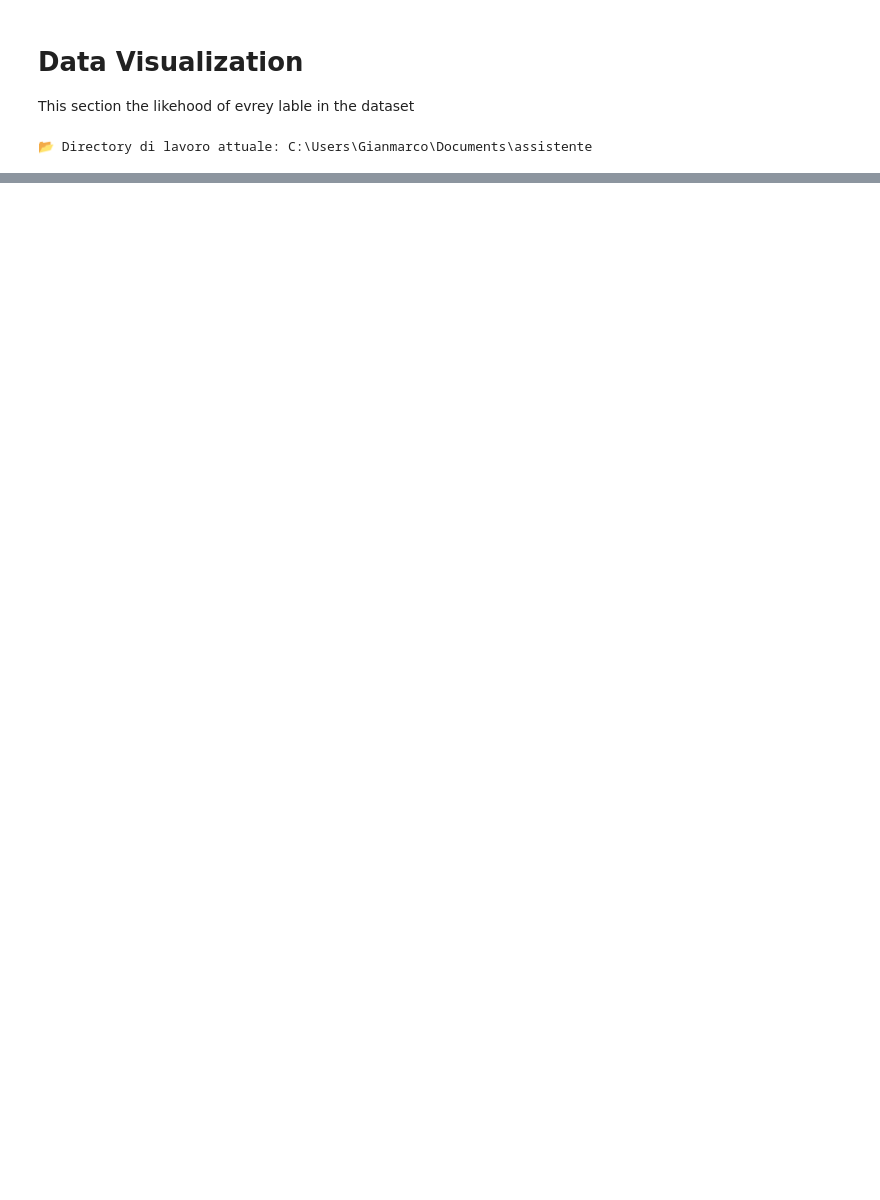
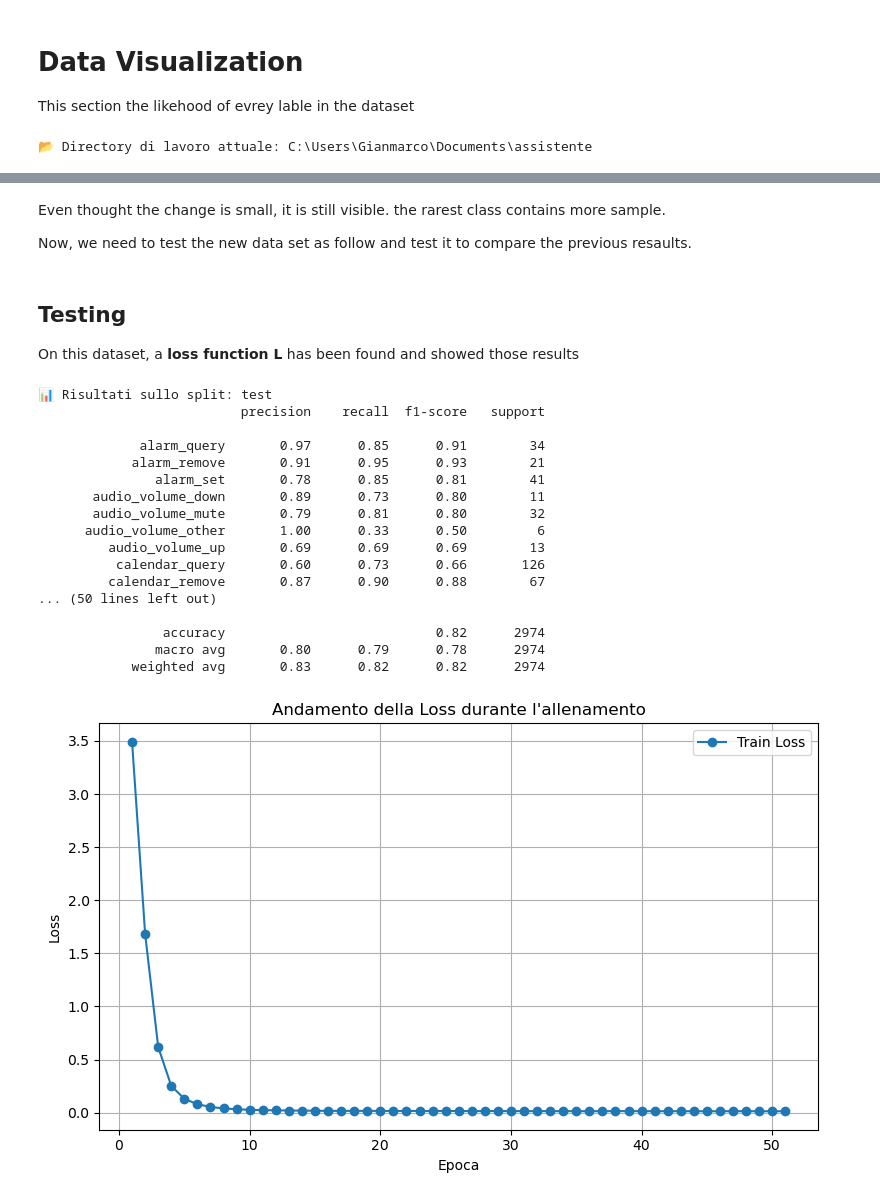
Before and after one commit to Gianmarco-03/assistente, a Jupyter notebook: assistente/training/data_visualizer.ipynb, the cells around one changed output, grey strips where cells are left out. Cells and saved outputs as stored; diff of their text form; code cells hidden in the pictures; blank space fills up the shorter version.

```diff
--- a/assistente/training/data_visualizer.ipynb
+++ b/assistente/training/data_visualizer.ipynb
@@ -69,0 +130,28 @@ cooking_query                      4 ( 0.03%)
+# %% [markdown]
+Even thought the change is small, it is still visible. the rarest class contains more sample.
+
+Now, we need to test the new data set as follow and test it to compare the previous resaults.
+# %% [markdown]
+## Testing
+On this dataset, a **loss function L** has been found and showed those results
+# %%
+tester(plt=True, model_path = Path("models/text_response_model_Oversample.joblib"))
+# %% [output]
+📊 Risultati sullo split: test
+                          precision    recall  f1-score   support
+
+             alarm_query       0.97      0.85      0.91        34
+            alarm_remove       0.91      0.95      0.93        21
+               alarm_set       0.78      0.85      0.81        41
+       audio_volume_down       0.89      0.73      0.80        11
+       audio_volume_mute       0.79      0.81      0.80        32
+      audio_volume_other       1.00      0.33      0.50         6
+         audio_volume_up       0.69      0.69      0.69        13
+          calendar_query       0.60      0.73      0.66       126
+         calendar_remove       0.87      0.90      0.88        67
+... (50 lines left out)
+
+                accuracy                           0.82      2974
+               macro avg       0.80      0.79      0.78      2974
+            weighted avg       0.83      0.82      0.82      2974
+[figure, added]
```
Also changed, not shown: parts of 9 cells of this notebook, 9 other files.
